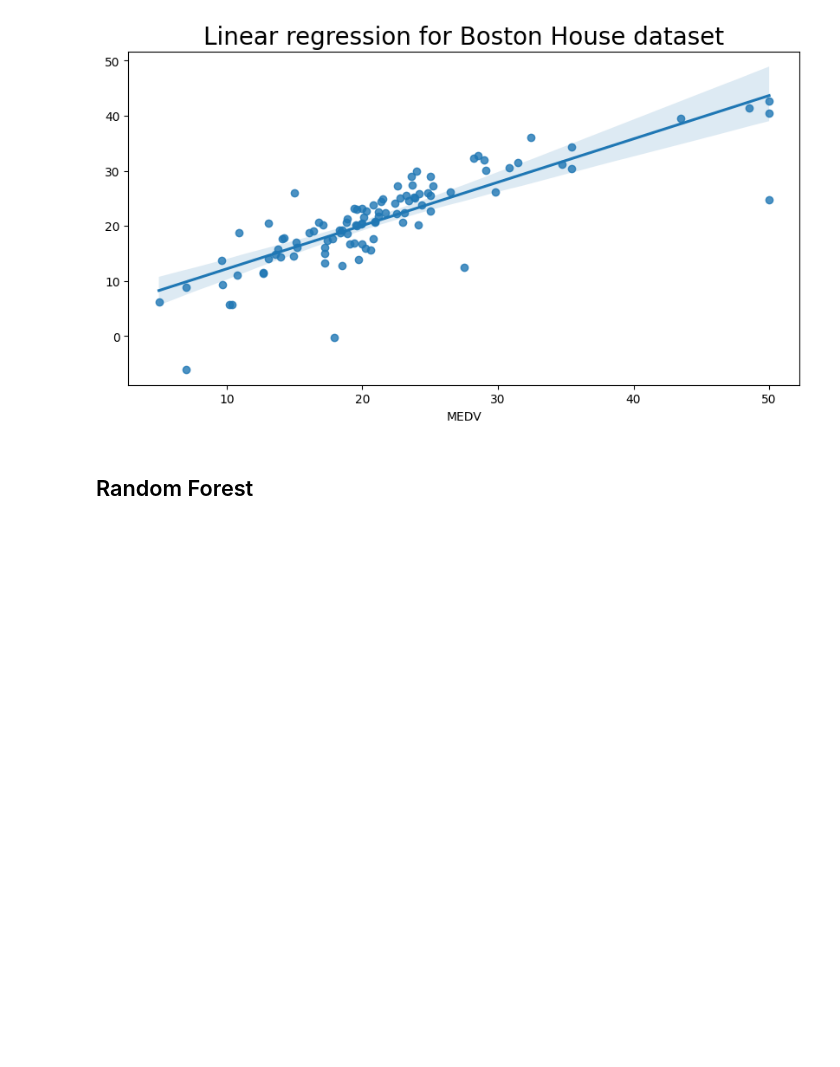
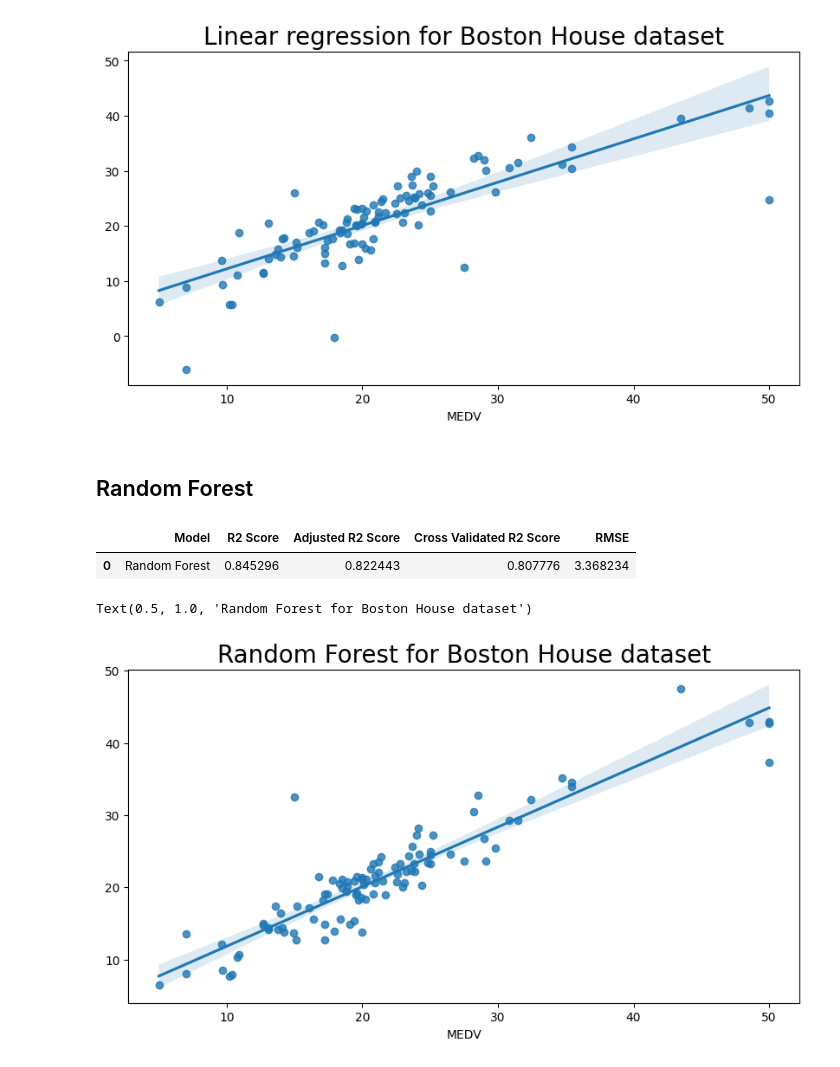
Before and after one commit to afaq005/Predictive-Modeling, a Jupyter notebook: Boston House Prices/Main.ipynb, the cells around one changed output. Saved outputs shown, nothing was run; the diff lists cells and outputs as text; code cells hidden in the pictures; blank space fills up the shorter version.

```diff
--- a/Boston House Prices/Main.ipynb
+++ b/Boston House Prices/Main.ipynb
@@ -195,3 +195,27 @@ Text(0.5, 1.0, 'Linear regression for Boston House dataset')
 [figure]
 # %% [markdown]
 ## Random Forest
+# %%
+from sklearn.ensemble import RandomForestRegressor
+
+# Creating and training model
+RandomForest_reg = RandomForestRegressor(n_estimators = 10, random_state = 0)
+RandomForest_reg.fit(X_train, y_train)
+# Model making a prediction on test data
+y_pred = RandomForest_reg.predict(X_test)
+# %%
+ndf = [Reg_Models_Evaluation_Metrics(RandomForest_reg,X_train,y_train,X_test,y_test,y_pred)]
+
+rf_score = pd.DataFrame(data = ndf, columns=['R2 Score','Adjusted R2 Score','Cross Validated R2 Score','RMSE'])
+rf_score.insert(0, 'Model', 'Random Forest')
+rf_score
+# %% [output]
+|  | Model | R2 Score | Adjusted R2 Score | Cross Validated R2 Score | RMSE |
+| 0 | Random Forest | 0.845296 | 0.822443 | 0.807776 | 3.368234 |
+# %%
+plt.figure(figsize = (10,5))
+sns.regplot(x=y_test,y=y_pred)
+plt.title('Random Forest for Boston House dataset', fontsize = 20)
+# %% [output]
+Text(0.5, 1.0, 'Random Forest for Boston House dataset')
+[figure, added]
```
